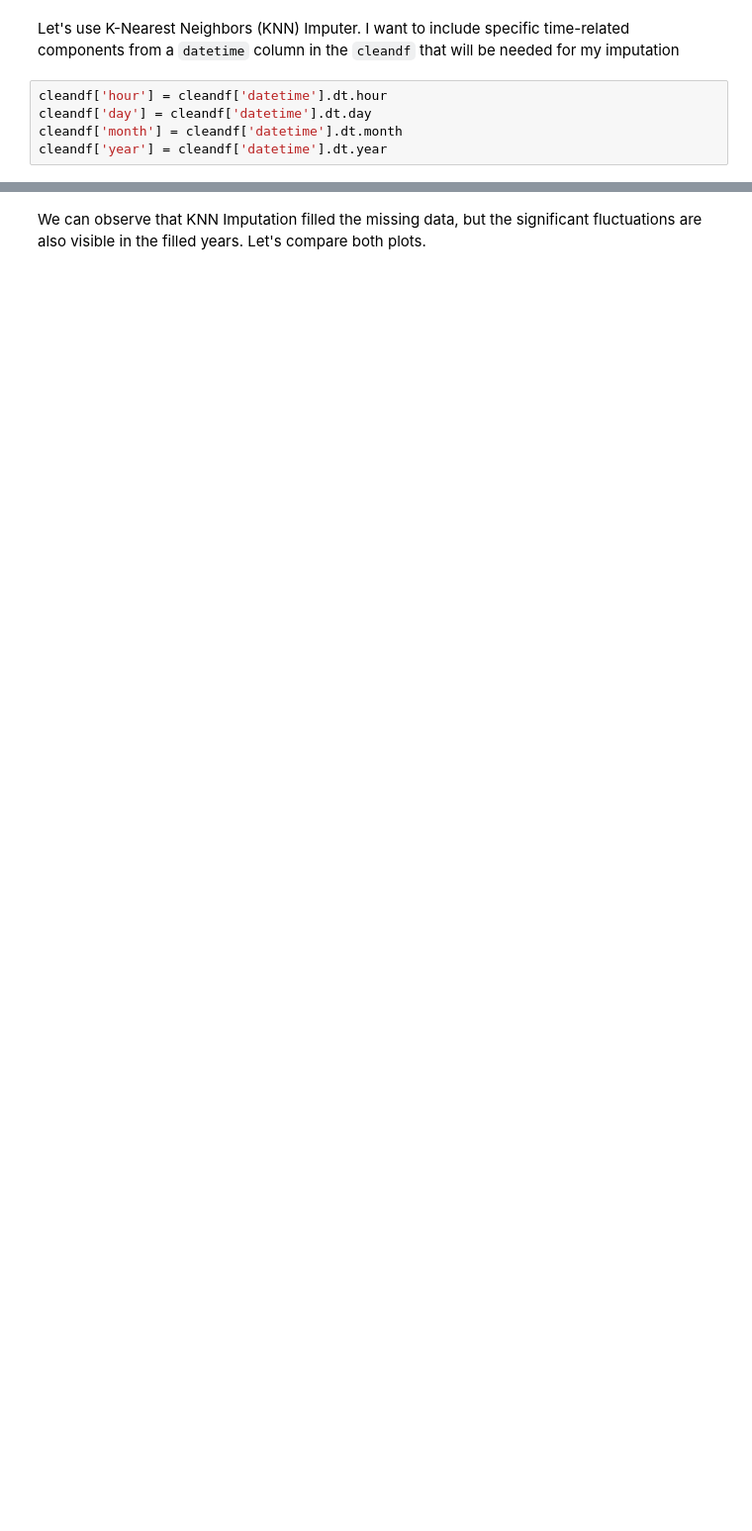
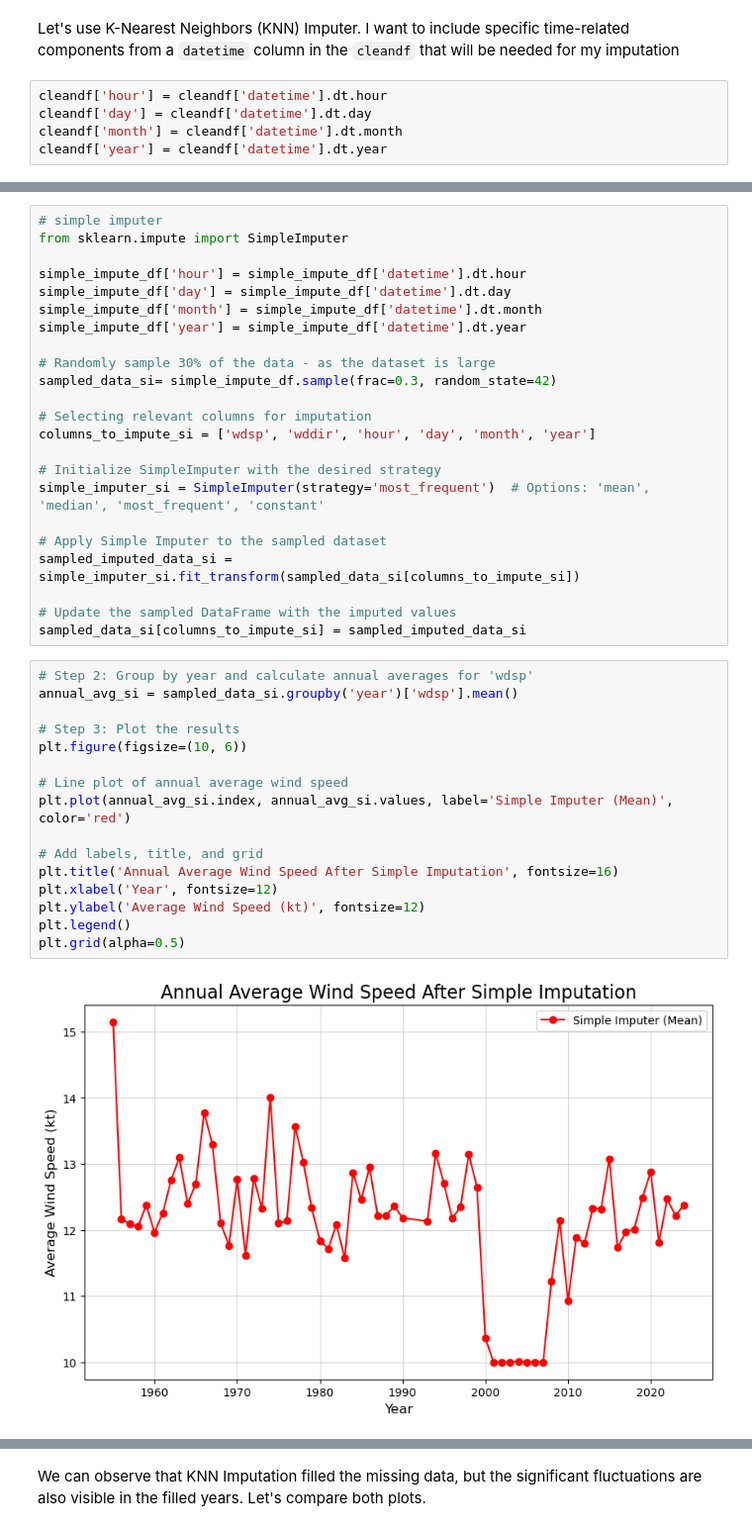
Before and after one commit to mondbr/PFDA_project, a Jupyter notebook: analysis.ipynb, the cells around one changed output, grey strips where cells are left out. Shown: that part at 99% size. Drawn from its saved outputs; the diff is of its cells as text; blank space fills up the shorter version.

```diff
--- a/analysis.ipynb
+++ b/analysis.ipynb
@@ -563,0 +747,41 @@ plt.legend()
+# %%
+# simple imputer
+from sklearn.impute import SimpleImputer
+
+simple_impute_df['hour'] = simple_impute_df['datetime'].dt.hour
+simple_impute_df['day'] = simple_impute_df['datetime'].dt.day
+simple_impute_df['month'] = simple_impute_df['datetime'].dt.month
+simple_impute_df['year'] = simple_impute_df['datetime'].dt.year
+
+# Randomly sample 30% of the data - as the dataset is large
+sampled_data_si= simple_impute_df.sample(frac=0.3, random_state=42)
+
+# Selecting relevant columns for imputation
+columns_to_impute_si = ['wdsp', 'wddir', 'hour', 'day', 'month', 'year']
+
+# Initialize SimpleImputer with the desired strategy
+simple_imputer_si = SimpleImputer(strategy='most_frequent')  # Options: 'mean', 'median', 'most_frequent', 'constant'
+
+# Apply Simple Imputer to the sampled dataset
+sampled_imputed_data_si = simple_imputer_si.fit_transform(sampled_data_si[columns_to_impute_si])
+
+# Update the sampled DataFrame with the imputed values
+sampled_data_si[columns_to_impute_si] = sampled_imputed_data_si
+# %%
+# Step 2: Group by year and calculate annual averages for 'wdsp'
+annual_avg_si = sampled_data_si.groupby('year')['wdsp'].mean()
+
+# Step 3: Plot the results
+plt.figure(figsize=(10, 6))
+
+# Line plot of annual average wind speed
+plt.plot(annual_avg_si.index, annual_avg_si.values, label='Simple Imputer (Mean)', color='red')
+
+# Add labels, title, and grid
+plt.title('Annual Average Wind Speed After Simple Imputation', fontsize=16)
+plt.xlabel('Year', fontsize=12)
+plt.ylabel('Average Wind Speed (kt)', fontsize=12)
+plt.legend()
+plt.grid(alpha=0.5)
+# %% [output]
+[figure, added]
```
Also changed, not shown: parts of 31 cells of this notebook.
